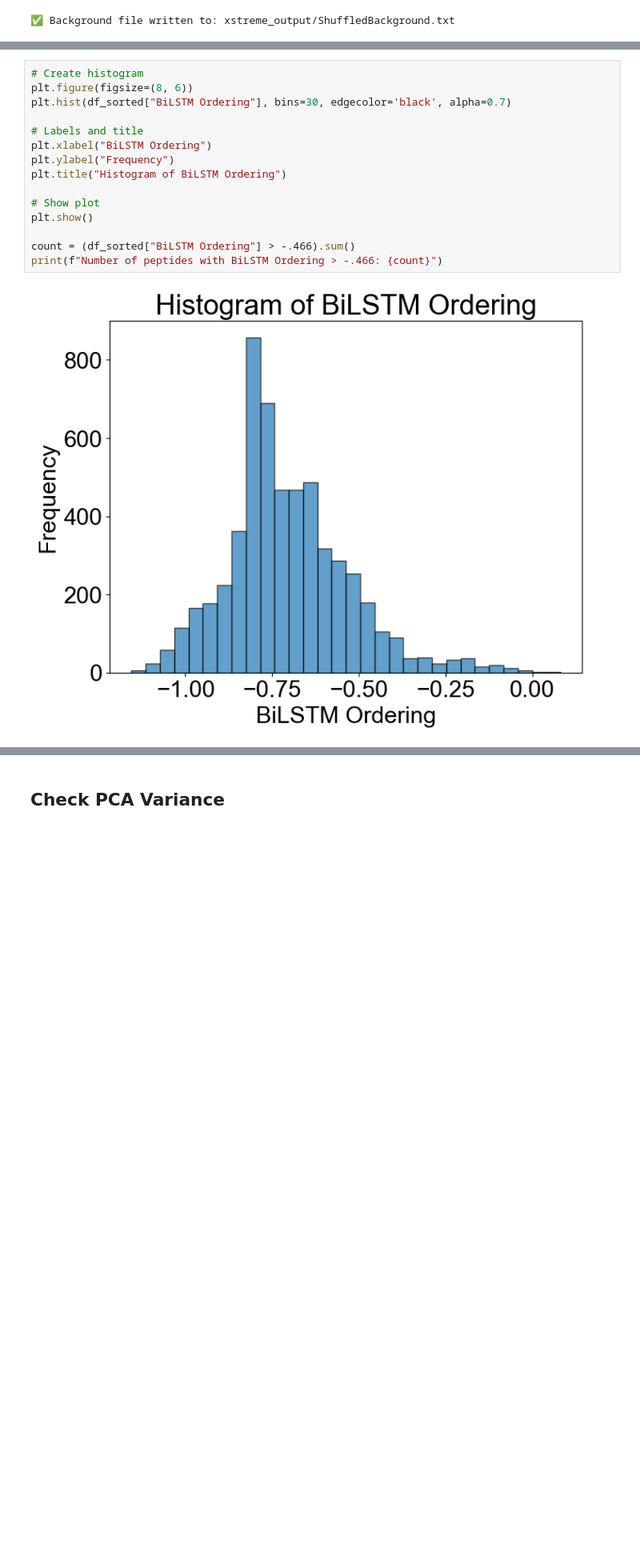
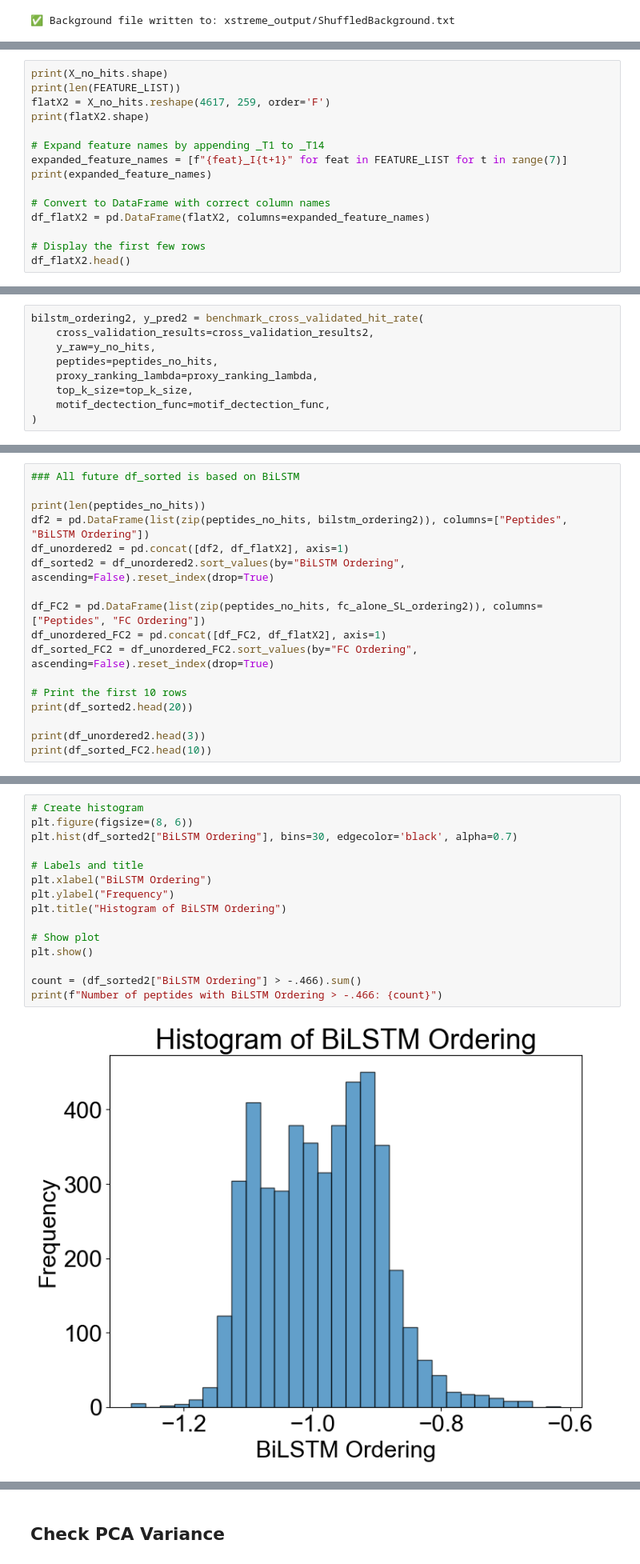
Before and after one commit to stephendl102/PhagePep, a Jupyter notebook: MergeSL_DATA_F3.ipynb, the cells around one changed output, grey strips where cells are left out. Shown at 80% size. Drawn from its saved outputs; the diff is of its cells as text; blank space fills up the shorter version.

```diff
--- a/MergeSL_DATA_F3.ipynb
+++ b/MergeSL_DATA_F3.ipynb
@@ -598,0 +676,15 @@ Length: 5547, dtype: float64
+# %%
+print(X_no_hits.shape)
+print(len(FEATURE_LIST))
+flatX2 = X_no_hits.reshape(4617, 259, order='F')
+print(flatX2.shape)
+
+# Expand feature names by appending _T1 to _T14
+expanded_feature_names = [f"{feat}_I{t+1}" for feat in FEATURE_LIST for t in range(7)]
+print(expanded_feature_names)
+
+# Convert to DataFrame with correct column names
+df_flatX2 = pd.DataFrame(flatX2, columns=expanded_feature_names)
+
+# Display the first few rows
+df_flatX2.head()
@@ -598,0 +726,9 @@ Length: 5547, dtype: float64
+# %%
+bilstm_ordering2, y_pred2 = benchmark_cross_validated_hit_rate(
+    cross_validation_results=cross_validation_results2,
+    y_raw=y_no_hits,
+    peptides=peptides_no_hits,
+    proxy_ranking_lambda=proxy_ranking_lambda,
+    top_k_size=top_k_size,
+    motif_dectection_func=motif_dectection_func,
+)
@@ -598,0 +772,17 @@ Length: 5547, dtype: float64
+# %%
+### All future df_sorted is based on BiLSTM
+
+print(len(peptides_no_hits))
+df2 = pd.DataFrame(list(zip(peptides_no_hits, bilstm_ordering2)), columns=["Peptides", "BiLSTM Ordering"])
+df_unordered2 = pd.concat([df2, df_flatX2], axis=1)
+df_sorted2 = df_unordered2.sort_values(by="BiLSTM Ordering", ascending=False).reset_index(drop=True)
+
+df_FC2 = pd.DataFrame(list(zip(peptides_no_hits, fc_alone_SL_ordering2)), columns=["Peptides", "FC Ordering"])
+df_unordered_FC2 = pd.concat([df_FC2, df_flatX2], axis=1)
+df_sorted_FC2 = df_unordered_FC2.sort_values(by="FC Ordering", ascending=False).reset_index(drop=True)
+
+# Print the first 10 rows
+print(df_sorted2.head(20))
+
+print(df_unordered2.head(3))
+print(df_sorted_FC2.head(10))
@@ -599,17 +907,17 @@ Length: 5547, dtype: float64
 # %%
 # Create histogram
 plt.figure(figsize=(8, 6))
-plt.hist(df_sorted["BiLSTM Ordering"], bins=30, edgecolor='black', alpha=0.7)
+plt.hist(df_sorted2["BiLSTM Ordering"], bins=30, edgecolor='black', alpha=0.7)
 
 # Labels and title
 plt.xlabel("BiLSTM Ordering")
 plt.ylabel("Frequency")
 plt.title("Histogram of BiLSTM Ordering")
 
 # Show plot
 plt.show()
 
-count = (df_sorted["BiLSTM Ordering"] > -.466).sum()
+count = (df_sorted2["BiLSTM Ordering"] > -.466).sum()
 print(f"Number of peptides with BiLSTM Ordering > -.466: {count}")
 # %% [output]
-[figure, old version]
+[figure, new version]
```
Also changed, not shown: parts of 44 cells of this notebook, 10 other files.
